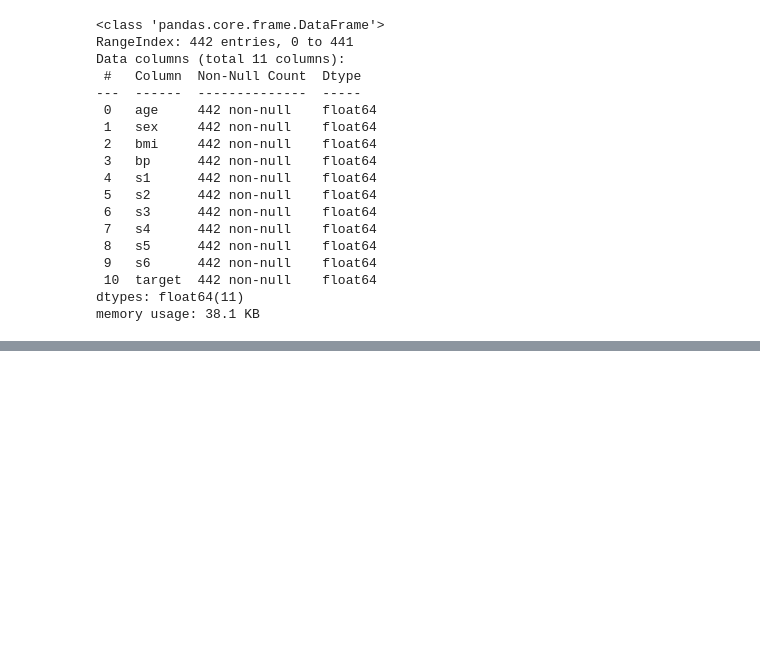
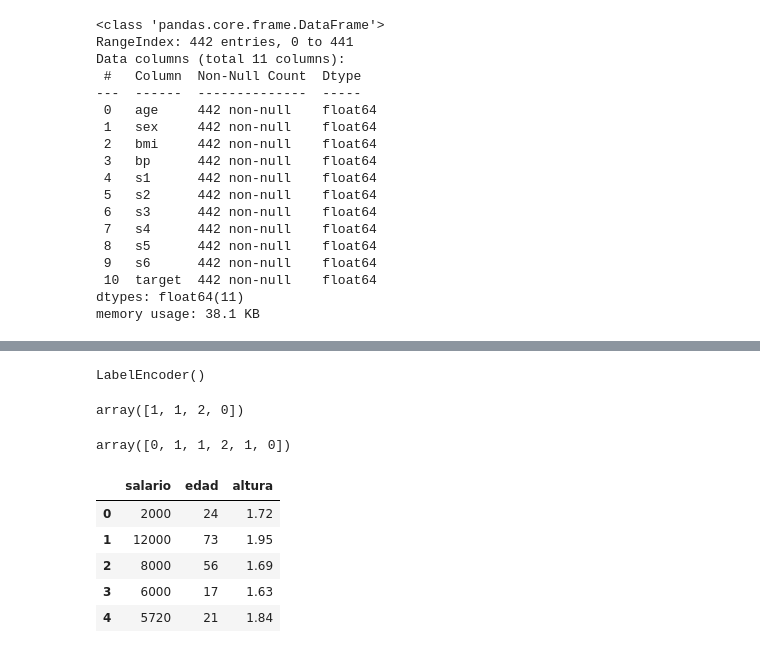
Before and after one commit to JoseJesusLaCasaNieto/Mastermind, a Jupyter notebook: Machine_Learning_I_Regression/Projects/Linear_Regression_Project.ipynb, the cells around one changed output, grey strips where cells are left out. Drawn from its saved outputs; the diff is of its cells as text; code cells hidden in the pictures; blank space fills up the shorter version.

```diff
--- a/Machine_Learning_I_Regression/Projects/Linear_Regression_Project.ipynb
+++ b/Machine_Learning_I_Regression/Projects/Linear_Regression_Project.ipynb
@@ -174,0 +183,14 @@ memory usage: 38.1 KB
+# %%
+le.fit(data)
+# %% [output]
+LabelEncoder()
+# %%
+le.transform(data)
+# %% [output]
+array([1, 1, 2, 0])
+# %%
+data2 = ["amsterdam", "paris", "paris", "tokyo", "paris", "amsterdam"]
+
+le.transform(data2)
+# %% [output]
+array([0, 1, 1, 2, 1, 0])
@@ -174,0 +205,9 @@ memory usage: 38.1 KB
+# %%
+df.head()
+# %% [output]
+|  | salario | edad | altura |
+| 0 | 2000 | 24 | 1.72 |
+| 1 | 12000 | 73 | 1.95 |
+| 2 | 8000 | 56 | 1.69 |
+| 3 | 6000 | 17 | 1.63 |
+| 4 | 5720 | 21 | 1.84 |
```
Also changed, not shown: parts of 14 cells of this notebook.
